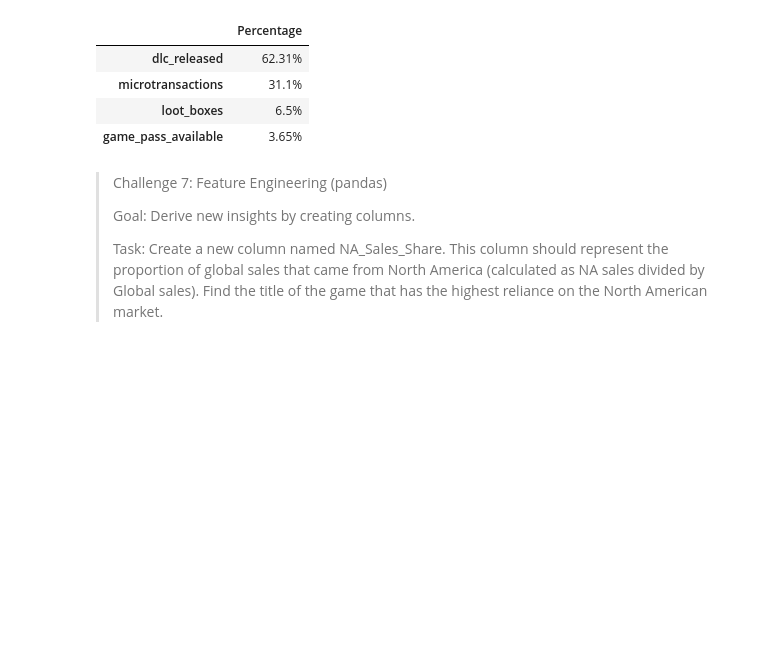
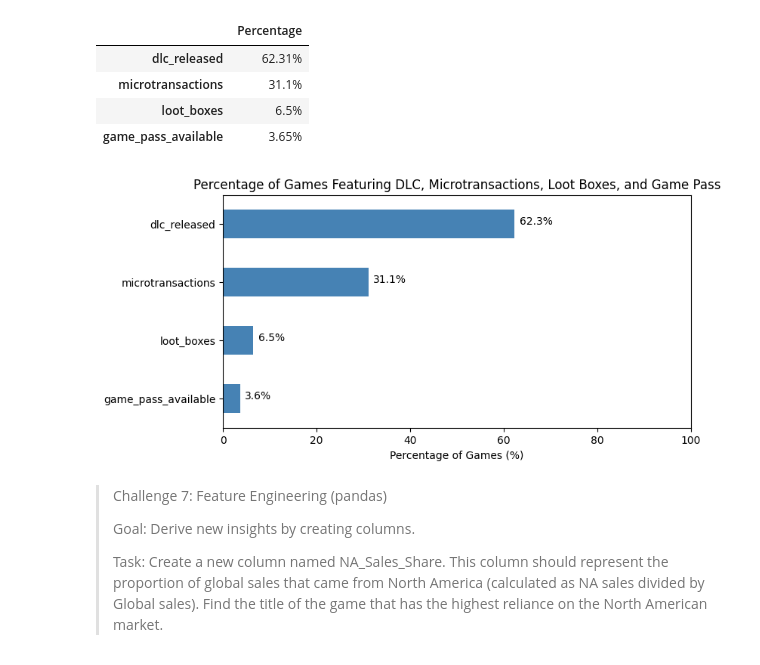
Before and after one commit to SalmaAllam8/Videogames-data-analysis-using-mysql-findings-and-insights-, a Jupyter notebook: notebook_analysis.ipynb, the cells around one changed output. Cells and saved outputs as stored; diff of their text form; code cells hidden in the pictures; blank space fills up the shorter version.

```diff
--- a/notebook_analysis.ipynb
+++ b/notebook_analysis.ipynb
@@ -333,6 +333,22 @@ percentage_table
 | microtransactions | 31.1% |
 | loot_boxes | 6.5% |
 | game_pass_available | 3.65% |
+# %%
+
+(percentages
+ .sort_values()
+ .plot.barh(figsize=(8,4), color="steelblue"))
+
+plt.xlabel("Percentage of Games (%)")
+plt.title("Percentage of Games Featuring DLC, Microtransactions, Loot Boxes, and Game Pass")
+plt.xlim(0, 100)
+
+for i, value in enumerate(percentages.sort_values()):
+    plt.text(value + 1, i, f"{value:.1f}%")
+
+plt.show()
+# %% [output]
+[figure, added]
 # %% [markdown]
 
 >  Challenge 7: Feature Engineering (pandas)
```
